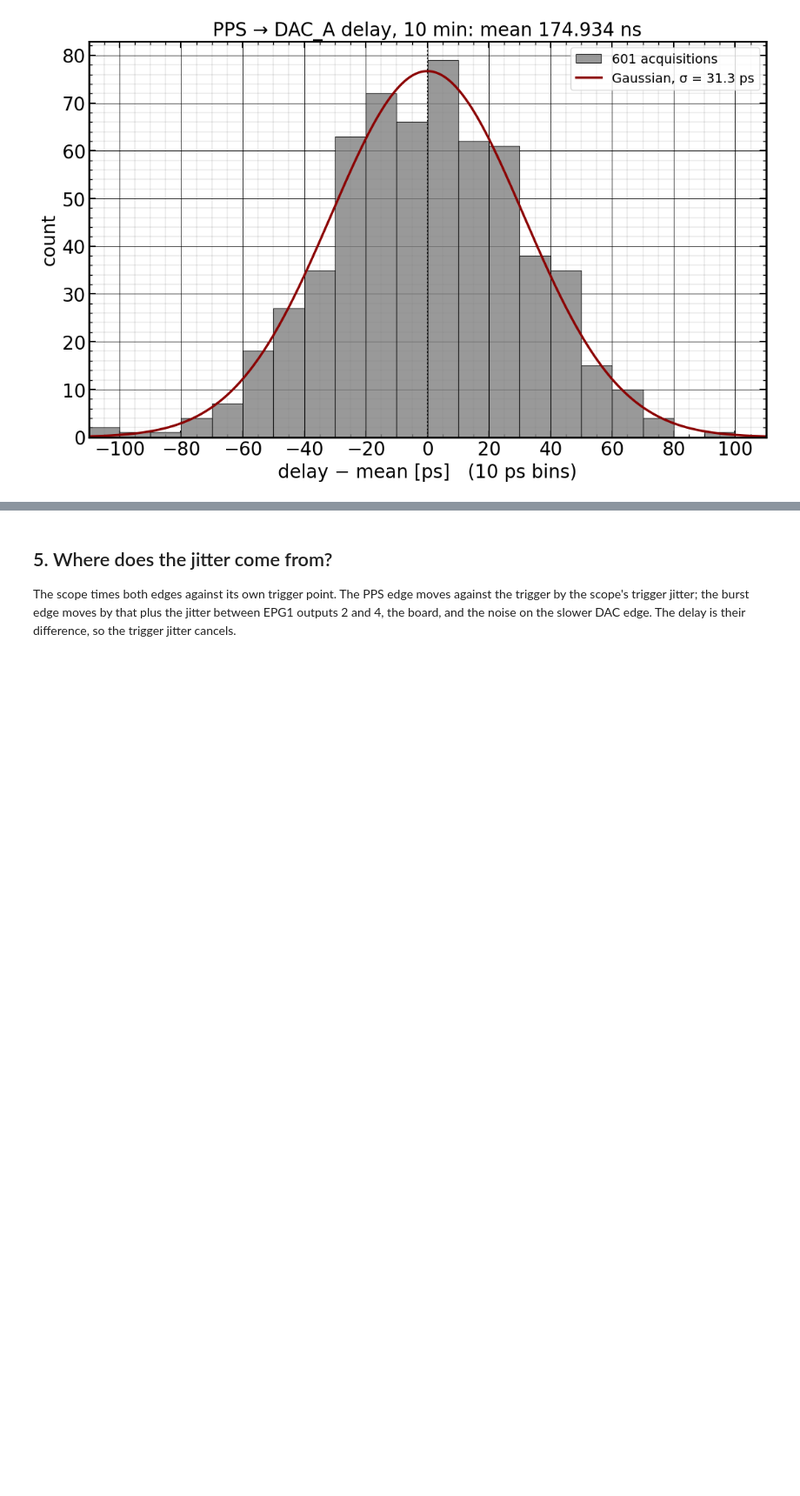
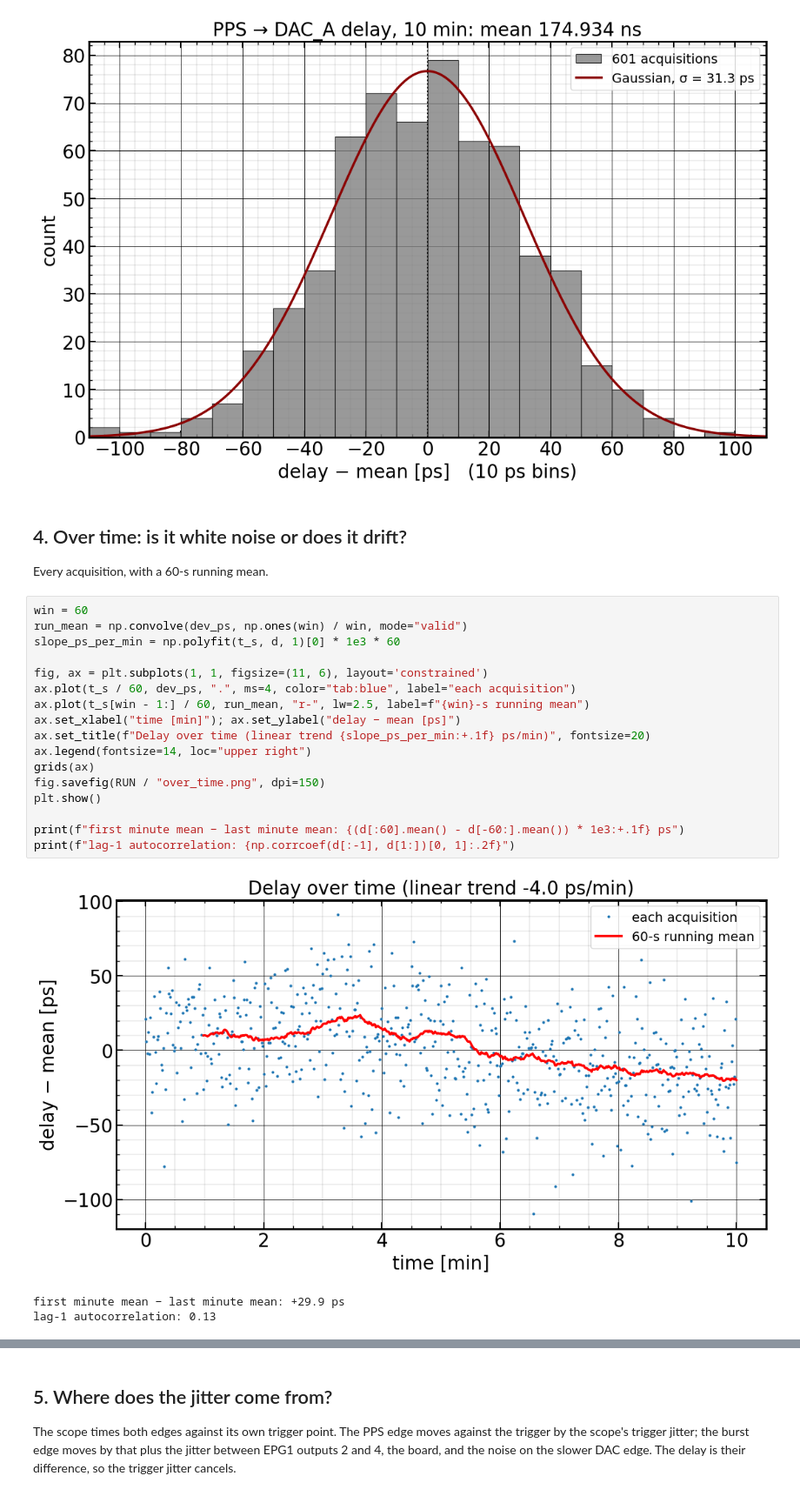
Before and after one commit to felipe-mazzi/PRN, a Jupyter notebook: Oct_27_report.ipynb, the cells around one changed output, grey strips where cells are left out. Shown at 87% size. Cells and saved outputs as stored; diff of their text form; blank space fills up the shorter version.

```diff
--- a/Oct_27_report.ipynb
+++ b/Oct_27_report.ipynb
@@ -122,4 +122,29 @@ fig.savefig(RUN / "histogram.png", dpi=150)
 plt.show()
 # %% [output]
 [figure]
+# %% [markdown]
+## 4. Over time: is it white noise or does it drift?
+
+Every acquisition, with a 60-s running mean.
+# %%
+win = 60
+run_mean = np.convolve(dev_ps, np.ones(win) / win, mode="valid")
+slope_ps_per_min = np.polyfit(t_s, d, 1)[0] * 1e3 * 60
+
+fig, ax = plt.subplots(1, 1, figsize=(11, 6), layout='constrained')
+ax.plot(t_s / 60, dev_ps, ".", ms=4, color="tab:blue", label="each acquisition")
+ax.plot(t_s[win - 1:] / 60, run_mean, "r-", lw=2.5, label=f"{win}-s running mean")
+ax.set_xlabel("time [min]"); ax.set_ylabel("delay − mean [ps]")
+ax.set_title(f"Delay over time (linear trend {slope_ps_per_min:+.1f} ps/min)", fontsize=20)
+ax.legend(fontsize=14, loc="upper right")
+grids(ax)
+fig.savefig(RUN / "over_time.png", dpi=150)
+plt.show()
+
+print(f"first minute mean − last minute mean: {(d[:60].mean() - d[-60:].mean()) * 1e3:+.1f} ps")
+print(f"lag-1 autocorrelation: {np.corrcoef(d[:-1], d[1:])[0, 1]:.2f}")
+# %% [output]
+[figure, added]
+first minute mean − last minute mean: +29.9 ps
+lag-1 autocorrelation: 0.13
 # %% [markdown]
```
Also changed, not shown: parts of 2 cells of this notebook, 2 other files.
